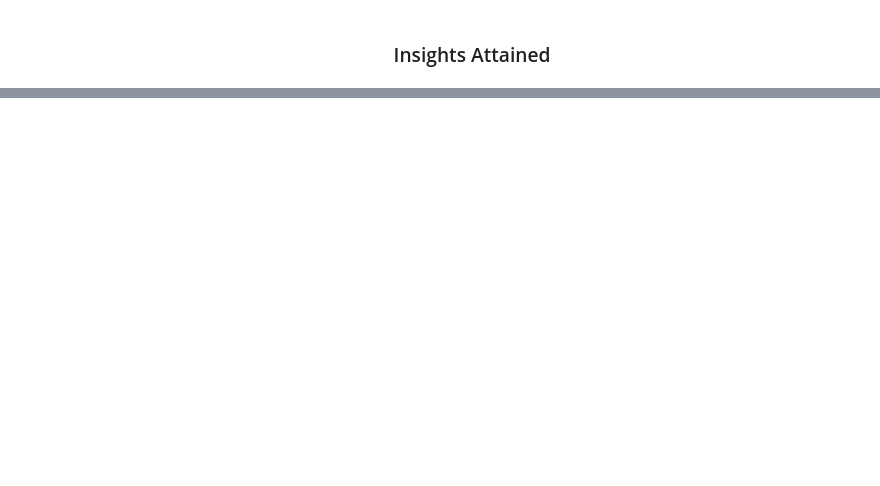
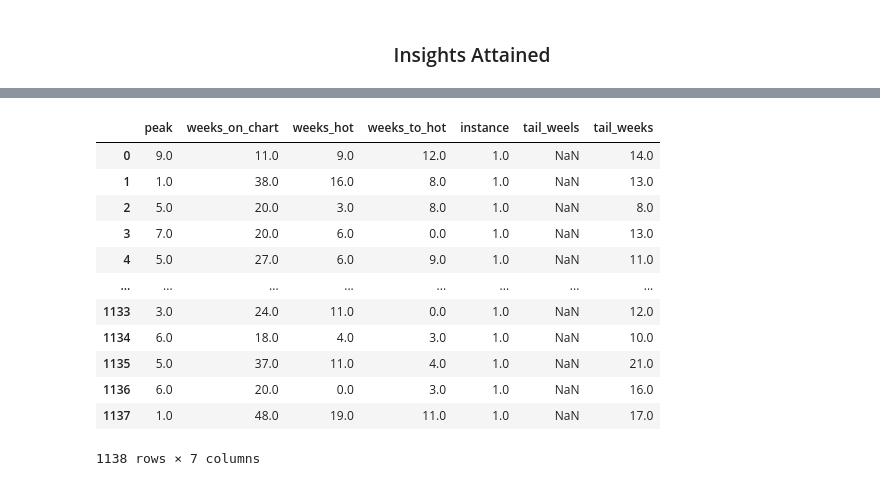
Before and after one commit to tvarano/hit-analyzer, a Jupyter notebook: main.ipynb, the cells around one changed output, grey strips where cells are left out. Cells and saved outputs as stored; diff of their text form; code cells hidden in the pictures; blank space fills up the shorter version.

```diff
--- a/main.ipynb
+++ b/main.ipynb
@@ -189,0 +214,23 @@ array([[<AxesSubplot:title={'center':'tail'}>]], dtype=object)
+# %%
+train = pd.DataFrame(columns =['peak', 'weeks_on_chart', 'weeks_hot', 'weeks_to_hot', 'instance', 'tail_weels' ])
+
+for s in df.songid.unique():
+    temp = df[df.songid == s]
+    train = train.append({'peak': max(temp.peak), 'weeks_on_chart': max(temp.weeks_on_chart), 'weeks_hot' : max(temp.weeks_hot), \
+                  'weeks_to_hot' : max(temp.weeks_to_hot), 'instance': max(temp.instance), 'tail_weeks' : max(temp.tail_weeks)}, ignore_index = True)
+# %%
+train
+# %% [output]
+|  | peak | weeks_on_chart | weeks_hot | weeks_to_hot | instance | tail_weels | tail_weeks |
+| 0 | 9.0 | 11.0 | 9.0 | 12.0 | 1.0 | NaN | 14.0 |
+| 1 | 1.0 | 38.0 | 16.0 | 8.0 | 1.0 | NaN | 13.0 |
+| 2 | 5.0 | 20.0 | 3.0 | 8.0 | 1.0 | NaN | 8.0 |
+| 3 | 7.0 | 20.0 | 6.0 | 0.0 | 1.0 | NaN | 13.0 |
+| 4 | 5.0 | 27.0 | 6.0 | 9.0 | 1.0 | NaN | 11.0 |
+| ... | ... | ... | ... | ... | ... | ... | ... |
+| 1133 | 3.0 | 24.0 | 11.0 | 0.0 | 1.0 | NaN | 12.0 |
+| 1134 | 6.0 | 18.0 | 4.0 | 3.0 | 1.0 | NaN | 10.0 |
+| 1135 | 5.0 | 37.0 | 11.0 | 4.0 | 1.0 | NaN | 21.0 |
+| 1136 | 6.0 | 20.0 | 0.0 | 3.0 | 1.0 | NaN | 16.0 |
+| 1137 | 1.0 | 48.0 | 19.0 | 11.0 | 1.0 | NaN | 17.0 |
+1138 rows × 7 columns
```
Also changed, not shown: parts of 4 cells of this notebook.
